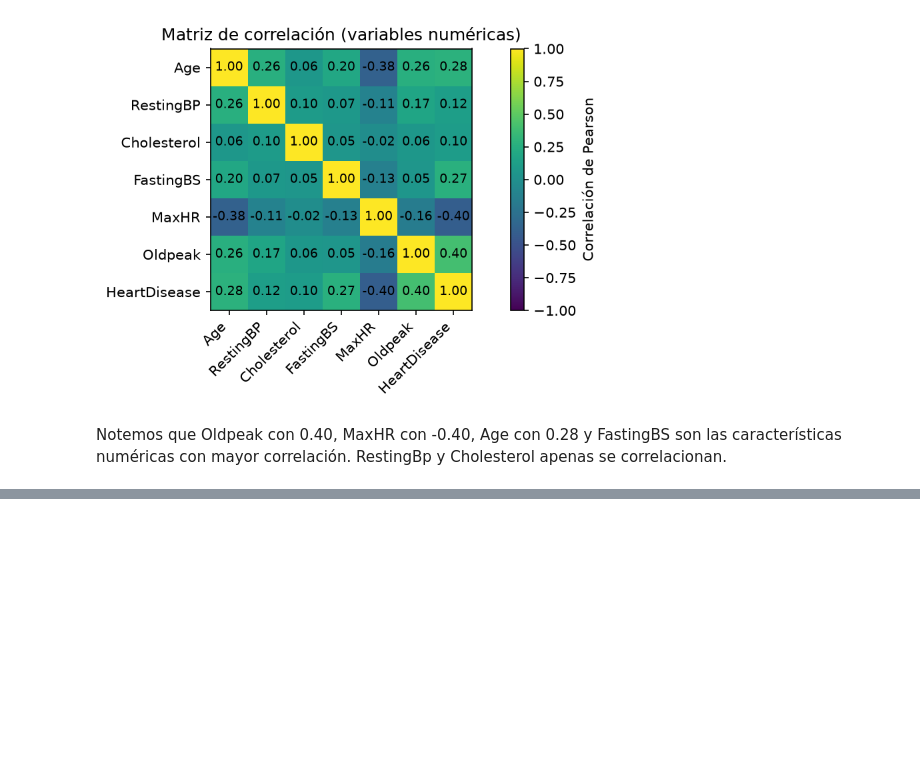
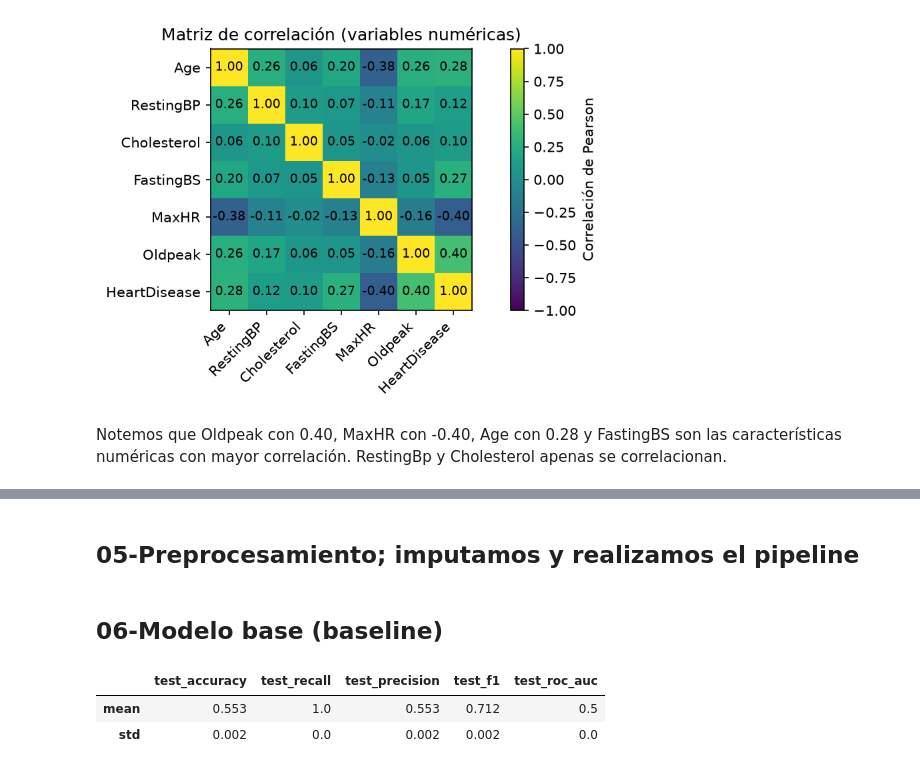
Before and after one commit to wawa1806/ML-heart-failure, a Jupyter notebook: notebooks/heart-failure.ipynb, the cells around one changed output, grey strips where cells are left out. Saved outputs shown, nothing was run; the diff lists cells and outputs as text; code cells hidden in the pictures; blank space fills up the shorter version.

Commit message:
Separacion train-test, preprocesamiento, comparacion baseline, logistic regression

```diff
--- a/notebooks/heart-failure.ipynb
+++ b/notebooks/heart-failure.ipynb
@@ -405,0 +408,6 @@ Notemos que Oldpeak con 0.40, MaxHR con -0.40, Age con 0.28 y FastingBS son las
+# %%
+from sklearn.model_selection import train_test_split
+X = df.drop(target, axis=1)
+y = df[target]
+
+X_train, X_test, y_train, y_test = train_test_split(X, y, test_size=0.2, stratify=y,random_state=RANDOM_STATE)
@@ -405,0 +427,46 @@ Notemos que Oldpeak con 0.40, MaxHR con -0.40, Age con 0.28 y FastingBS son las
+# %% [markdown]
+## 05-Preprocesamiento; imputamos y realizamos el pipeline
+# %%
+from sklearn.pipeline import Pipeline
+from sklearn.impute import SimpleImputer
+from sklearn.compose import ColumnTransformer
+from sklearn.preprocessing import StandardScaler, OneHotEncoder
+
+
+# usamos mediana en este caso porque es más robusta a outliers
+# escalamos porque modelos como regresión logística o KNN son sensibles a la escala
+steps_num = [("imputation", SimpleImputer(strategy="median", add_indicator=True)),
+                ("scaler", StandardScaler())]
+
+num_pipe = Pipeline(steps_num)
+
+# aca usamos onehotencoder para convertir las categóricas
+# usamos drop="if_binary" para dropear una columnas en características de dos categorías; como "Sex"
+steps_cat = [("onehot", OneHotEncoder(handle_unknown="ignore", drop="if_binary"))]
+
+cat_pipe = Pipeline(steps_cat)
+
+preprocessor = ColumnTransformer([
+    ("num", num_pipe, num_cols),
+    ("cat", cat_pipe, cat_cols),
+])
+# %% [markdown]
+## 06-Modelo base (baseline)
+# %%
+from sklearn.dummy import DummyClassifier
+from sklearn.model_selection import StratifiedKFold, cross_validate
+
+baseline = DummyClassifier(strategy="most_frequent")
+
+kf = StratifiedKFold(n_splits=5, shuffle=True, random_state=RANDOM_STATE)
+scoring = ["accuracy", "recall", "precision", "f1", "roc_auc"]
+
+pipe_baseline = Pipeline([("pre", preprocessor), ("model", baseline)])
+
+res = cross_validate(pipe_baseline, X_train, y_train, cv=kf, scoring=scoring)
+
+pd.DataFrame(res).filter(like="test_").agg(["mean", "std"]).round(3)
+# %% [output]
+|  | test_accuracy | test_recall | test_precision | test_f1 | test_roc_auc |
+| mean | 0.553 | 1.0 | 0.553 | 0.712 | 0.5 |
+| std | 0.002 | 0.0 | 0.002 | 0.002 | 0.0 |
```
Also changed, not shown: parts of 5 cells of this notebook.
